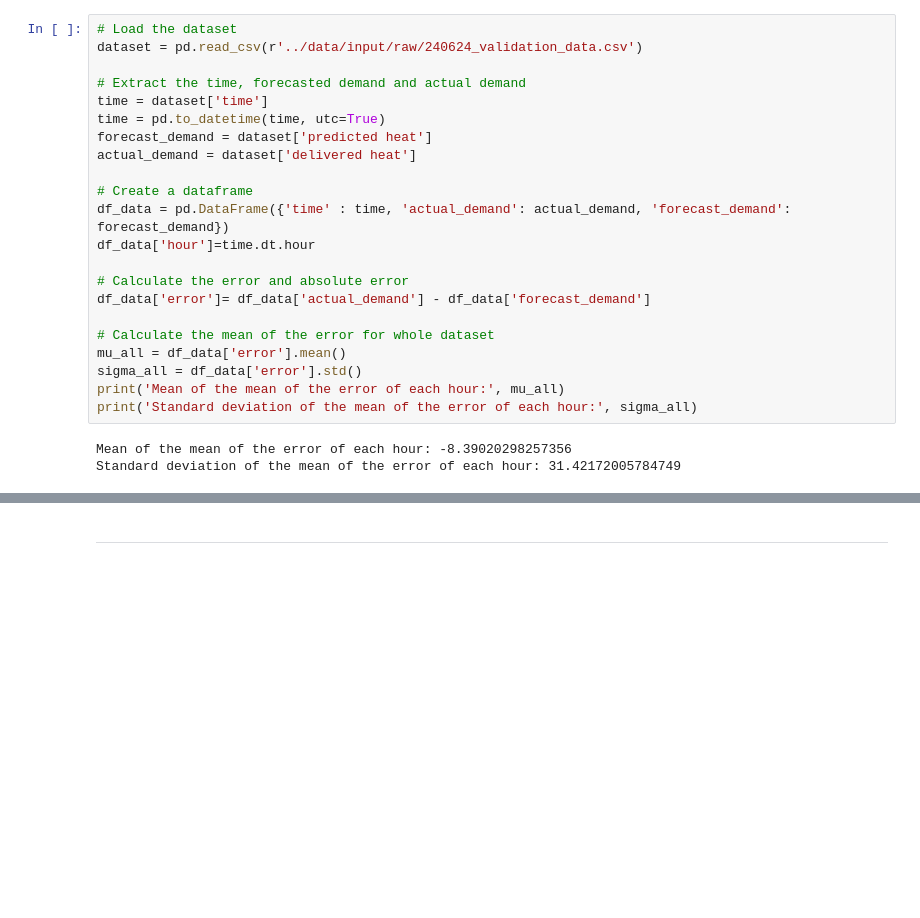
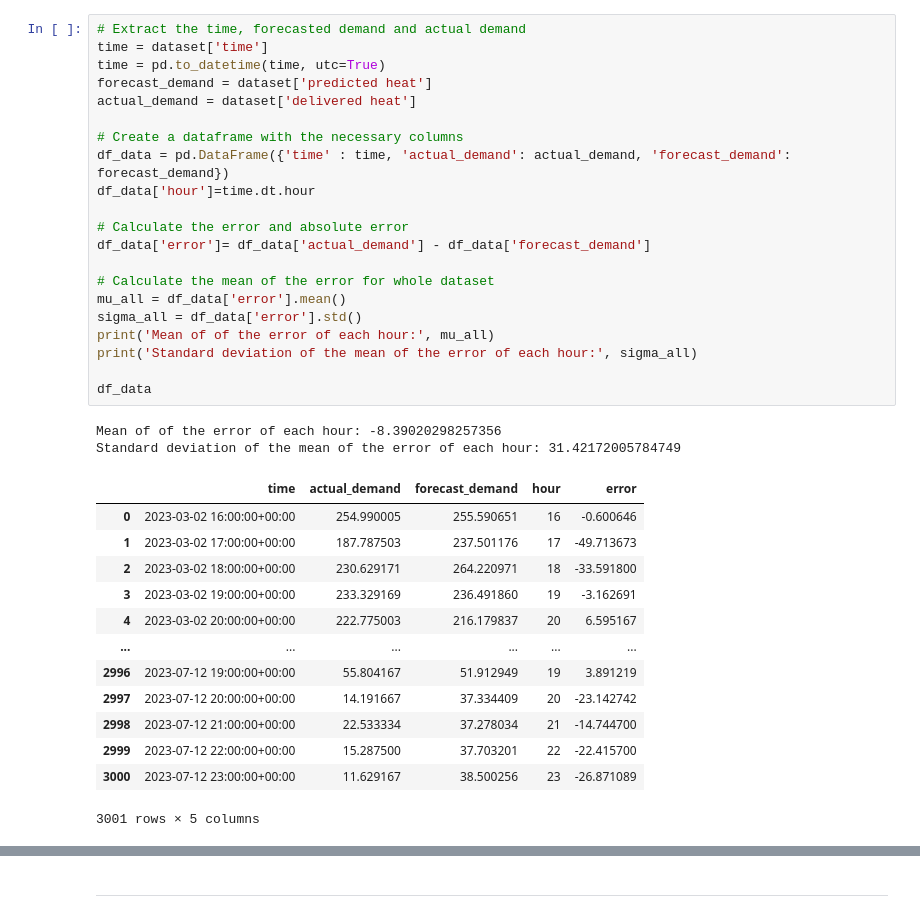
Before and after one commit to 0815Paul/SPMA, a Jupyter notebook: preprocessing/scenario_generation.ipynb, the cells around one changed output, grey strips where cells are left out. Saved outputs shown, nothing was run; the diff lists cells and outputs as text; blank space fills up the shorter version.

```diff
--- a/preprocessing/scenario_generation.ipynb
+++ b/preprocessing/scenario_generation.ipynb
@@ -8,25 +22,37 @@ import random
 # %%
-# Load the dataset
-dataset = pd.read_csv(r'../data/input/raw/240624_validation_data.csv')
-
 # Extract the time, forecasted demand and actual demand
 time = dataset['time']
 time = pd.to_datetime(time, utc=True)
 forecast_demand = dataset['predicted heat']
 actual_demand = dataset['delivered heat']
 
-# Create a dataframe
+# Create a dataframe with the necessary columns
 df_data = pd.DataFrame({'time' : time, 'actual_demand': actual_demand, 'forecast_demand': forecast_demand})
 df_data['hour']=time.dt.hour
 
 # Calculate the error and absolute error
 df_data['error']= df_data['actual_demand'] - df_data['forecast_demand']
 
 # Calculate the mean of the error for whole dataset
 mu_all = df_data['error'].mean()
 sigma_all = df_data['error'].std()
-print('Mean of the mean of the error of each hour:', mu_all)
+print('Mean of of the error of each hour:', mu_all)
 print('Standard deviation of the mean of the error of each hour:', sigma_all)
+
+df_data
 # %% [output]
-Mean of the mean of the error of each hour: -8.39020298257356
+Mean of of the error of each hour: -8.39020298257356
 Standard deviation of the mean of the error of each hour: 31.42172005784749
+|  | time | actual_demand | forecast_demand | hour | error |
+| 0 | 2023-03-02 16:00:00+00:00 | 254.990005 | 255.590651 | 16 | -0.600646 |
+| 1 | 2023-03-02 17:00:00+00:00 | 187.787503 | 237.501176 | 17 | -49.713673 |
+| 2 | 2023-03-02 18:00:00+00:00 | 230.629171 | 264.220971 | 18 | -33.591800 |
+| 3 | 2023-03-02 19:00:00+00:00 | 233.329169 | 236.491860 | 19 | -3.162691 |
+| 4 | 2023-03-02 20:00:00+00:00 | 222.775003 | 216.179837 | 20 | 6.595167 |
+| ... | ... | ... | ... | ... | ... |
+| 2996 | 2023-07-12 19:00:00+00:00 | 55.804167 | 51.912949 | 19 | 3.891219 |
+| 2997 | 2023-07-12 20:00:00+00:00 | 14.191667 | 37.334409 | 20 | -23.142742 |
+| 2998 | 2023-07-12 21:00:00+00:00 | 22.533334 | 37.278034 | 21 | -14.744700 |
+| 2999 | 2023-07-12 22:00:00+00:00 | 15.287500 | 37.703201 | 22 | -22.415700 |
+| 3000 | 2023-07-12 23:00:00+00:00 | 11.629167 | 38.500256 | 23 | -26.871089 |
+3001 rows × 5 columns
```
Also changed, not shown: parts of 18 cells of this notebook, 23 other files.
